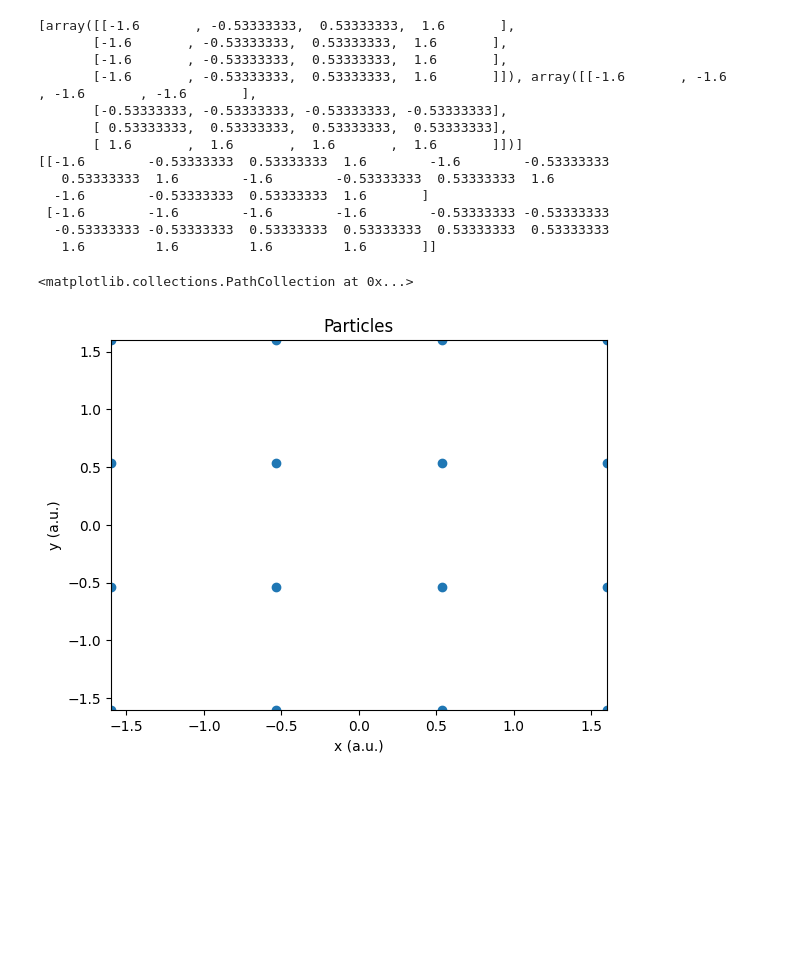
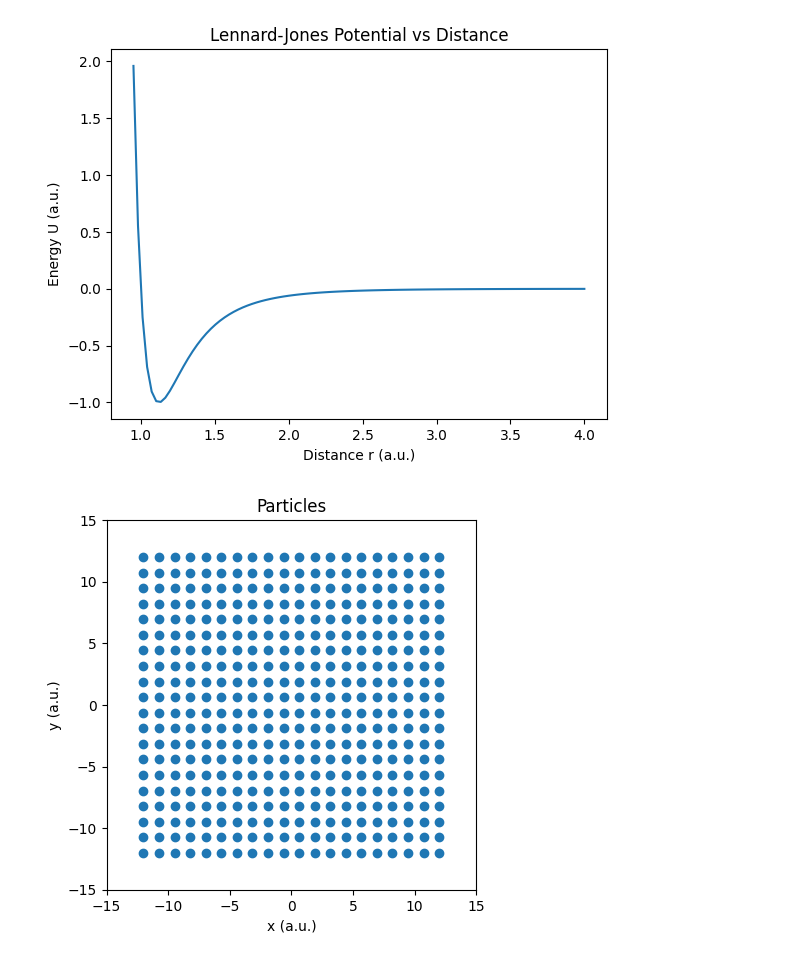
Before and after one commit to julius-clegg/Molecular-Dynamics-Simulation, a Jupyter notebook: PHYS2020 Project.ipynb, the cells around one changed output. Saved outputs shown, nothing was run; the diff lists cells and outputs as text; code cells hidden in the pictures; blank space fills up the shorter version.

```diff
--- a/PHYS2020 Project.ipynb
+++ b/PHYS2020 Project.ipynb
@@ -8,59 +8,69 @@ from matplotlib.animation import PillowWriter
 # from itertools import combinations
 import warnings
 warnings.filterwarnings("ignore")
+# %%
+class Symbolic():
+    epsilon = sp.Symbol("epsilon")
+    sigma = sp.Symbol("sigma")
+    r = sp.Symbol("r")
+    lj_potential = 4*epsilon*((sigma/r)**12 - (sigma/r)**6)
+    lj_force = -sp.diff(lj_potential,r)
+
+
+func_lj_potential = sp.lambdify(Symbolic.r,Symbolic.lj_potential.subs({Symbolic.epsilon:1, Symbolic.sigma:1}))
+func_lj_force = sp.lambdify(Symbolic.r,Symbolic.lj_force.subs({Symbolic.epsilon:1, Symbolic.sigma:1}))
+
+
+x = np.linspace(0.95,4,100)
+plt.plot(x,func_lj_potential(x))
+
+plt.title("Lennard-Jones Potential vs Distance")
+plt.xlabel("Distance r (a.u.)")
+plt.ylabel("Energy U (a.u.)")
+plt.show()
+# %% [output]
+[figure, added]
 # %%
 # SET UP RANDOM INITIAL CONDITIONS
 rng = np.random.default_rng(seed=102)
 
-EPSILON = 1
-SIGMA = 1
-M = 1
-X_U_MIN = 2**(1/6)*SIGMA
-CONTAINER_FACTOR = 0.8
-LATTICE_SPACING_FACTOR = 0.8
+# EPSILON = 1
+# SIGMA = 1
+# M = 1
+X_U_MIN = 2**(1/6)*1
+CONTAINER_FACTOR = 1.5
+LATTICE_CONSTANT = 1.2
 
-L = 4
+L = 20
 N = L*L
 DIM = 2
 X_LOWER,X_UPPER = -(L/2)*CONTAINER_FACTOR,(L/2)*CONTAINER_FACTOR
-X_LOWER,X_UPPER = -(L/2)*CONTAINER_FACTOR,(L/2)*CONTAINER_FACTOR
+X_LATTICE_LOWER,X_LATTICE_UPPER = -(L/2)*LATTICE_CONSTANT,(L/2)*LATTICE_CONSTANT
 # V_LOWER,V_UPPER = -0.1, 0.1
-V_SPREAD = 0.1
+V_SPREAD = 1
 # create random x and y coordinates for each particle, between 0 and 1
 # r = rng.uniform(X_LOWER, X_UPPER, (DIM,N))
 # r = rng.uniform(X_LOWER, X_UPPER, (DIM,N))
 
 def generate_square_lattice(A,B):
-    return np.meshgrid(*[np.linspace(X_LOWER,X_UPPER,L) for i in range(DIM)])
+    return np.meshgrid(*[np.linspace(X_LATTICE_LOWER,X_LATTICE_UPPER,L) for i in range(DIM)])
 
 
 r = generate_square_lattice(L,L)
-print(r)
+# print(r)
 r = np.vstack(list(map(np.concatenate,r)))
-print(r)
+# print(r)
 
 # r = np.array([[0,0],[0.5,1],[1,0.3]]).T
 # v = rng.uniform(V_LOWER, V_UPPER, (DIM,N))
 v = rng.normal(0, V_SPREAD, (DIM,N))
 plt.title("Particles")
 plt.xlim(X_LOWER, X_UPPER)
 plt.ylim(X_LOWER, X_UPPER)
 plt.xlabel("x (a.u.)")
 plt.ylabel("y (a.u.)")
+plt.gca().set_aspect('equal')
 plt.scatter(*r)
+plt.show()
 # %% [output]
-[array([[-1.6       , -0.53333333,  0.53333333,  1.6       ],
-       [-1.6       , -0.53333333,  0.53333333,  1.6       ],
-       [-1.6       , -0.53333333,  0.53333333,  1.6       ],
-       [-1.6       , -0.53333333,  0.53333333,  1.6       ]]), array([[-1.6       , -1.6       , -1.6       , -1.6       ],
-       [-0.53333333, -0.53333333, -0.53333333, -0.53333333],
-       [ 0.53333333,  0.53333333,  0.53333333,  0.53333333],
-       [ 1.6       ,  1.6       ,  1.6       ,  1.6       ]])]
-[[-1.6        -0.53333333  0.53333333  1.6        -1.6        -0.53333333
-   0.53333333  1.6        -1.6        -0.53333333  0.53333333  1.6
-  -1.6        -0.53333333  0.53333333  1.6       ]
- [-1.6        -1.6        -1.6        -1.6        -0.53333333 -0.53333333
-  -0.53333333 -0.53333333  0.53333333  0.53333333  0.53333333  0.53333333
-   1.6         1.6         1.6         1.6       ]]
-<matplotlib.collections.PathCollection at 0x...>
-[figure, old version]
+[figure, new version]
```
Also changed, not shown: parts of 4 cells of this notebook, 1 other file.
